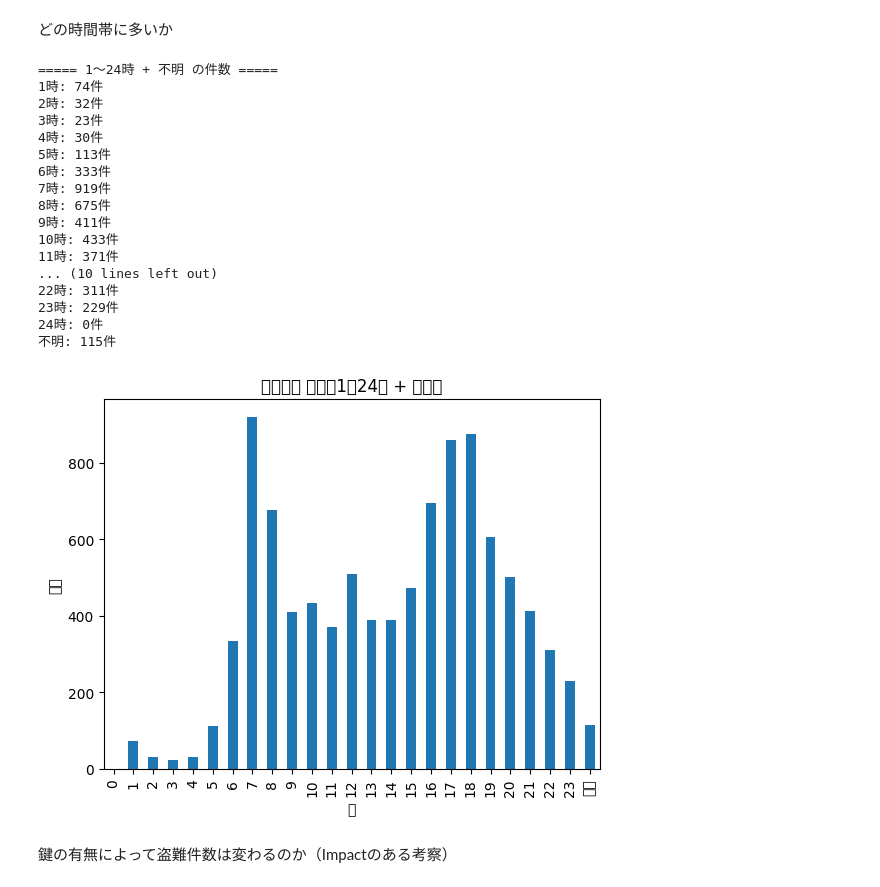
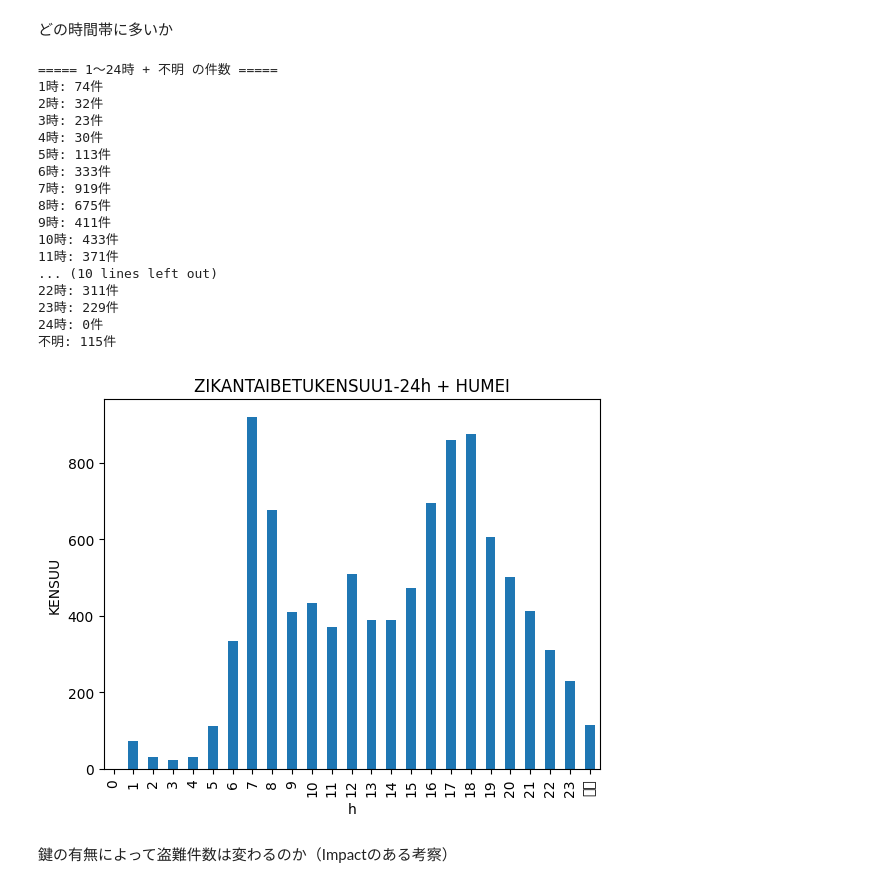
Before and after one commit to a250819a-crypto/me, a Jupyter notebook: week8/jitensha.ipynb, the cells around one changed output. Drawn from its saved outputs; the diff is of its cells as text; code cells hidden in the pictures.

```diff
--- a/week8/jitensha.ipynb
+++ b/week8/jitensha.ipynb
@@ -126,37 +168,37 @@ valid_df = df[df[time_col].between(1, 24)]
 hour_counts = valid_df[time_col].value_counts().sort_index()
 
 print("===== 1〜24時 + 不明 の件数 =====")
 for h in range(1, 25):
     print(f"{h}時: {hour_counts.get(h, 0)}件")
 print(f"不明: {unknown_count}件")
 
 plot_data = hour_counts.reindex(range(0, 24), fill_value=0)
 plot_data["不明"] = unknown_count
 
 plot_data.plot(kind="bar")
-plt.title("時間帯別 件数（1〜24時 + 不明）")
-plt.xlabel("時")
-plt.ylabel("件数")
+plt.title("ZIKANTAIBETUKENSUU1-24h + HUMEI")
+plt.xlabel("h")
+plt.ylabel("KENSUU")
 plt.show()
 # %% [output]
 ===== 1〜24時 + 不明 の件数 =====
 1時: 74件
 2時: 32件
 3時: 23件
 4時: 30件
 5時: 113件
 6時: 333件
 7時: 919件
 8時: 675件
 9時: 411件
 10時: 433件
 11時: 371件
 ... (10 lines left out)
 22時: 311件
 23時: 229件
 24時: 0件
 不明: 115件
-[figure, old version]
+[figure, new version]
 # %% [markdown]
 鍵の有無によって盗難件数は変わるのか（Impactのある考察）
 # %%
```
Also changed, not shown: parts of 3 cells of this notebook.
